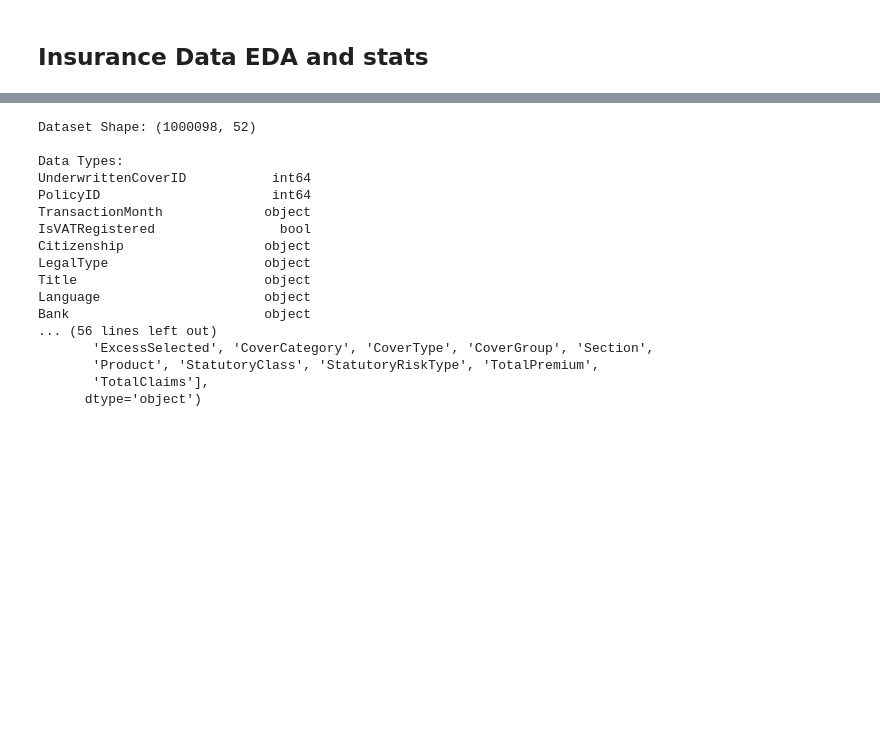
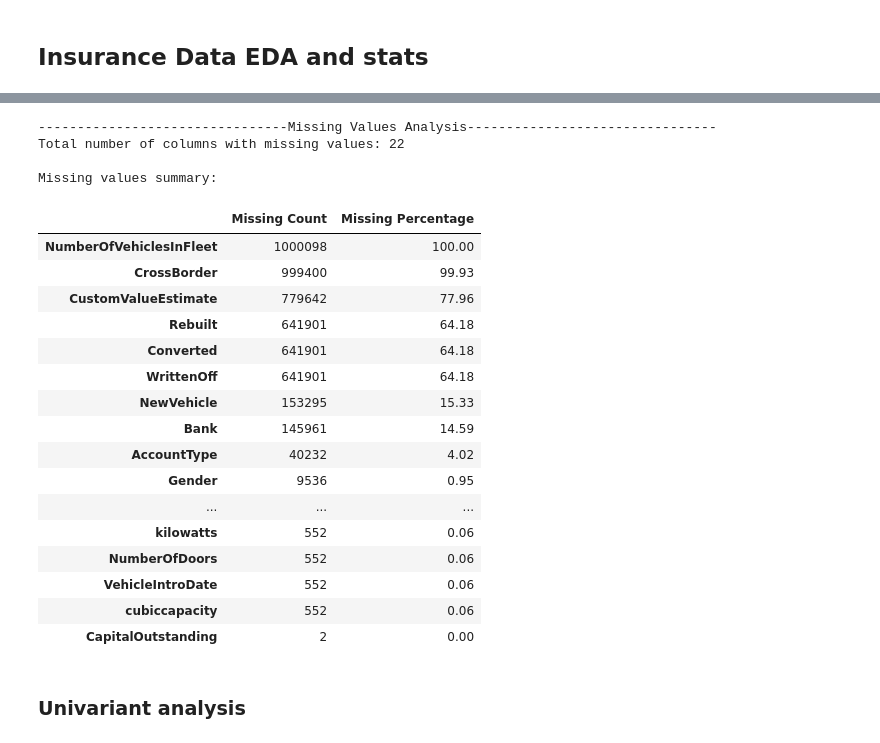
Before and after one commit to Jonepeter/end-to-end-insurance-risk-analytics-predictive-modeling, a Jupyter notebook: notebooks/01_EDA_Insurance.ipynb, the cells around one changed output, grey strips where cells are left out. Saved outputs shown, nothing was run; the diff lists cells and outputs as text; code cells hidden in the pictures; blank space fills up the shorter version.

```diff
--- a/notebooks/01_EDA_Insurance.ipynb
+++ b/notebooks/01_EDA_Insurance.ipynb
@@ -34,20 +54,26 @@ insurance_data
 # %%
-eda.dataset_info()
+eda.check_missing_values()
 # %% [output]
-Dataset Shape: (1000098, 52)
+--------------------------------Missing Values Analysis--------------------------------
+Total number of columns with missing values: 22
 
-Data Types:
-UnderwrittenCoverID           int64
-PolicyID                      int64
-TransactionMonth             object
-IsVATRegistered                bool
-Citizenship                  object
-LegalType                    object
-Title                        object
-Language                     object
-Bank                         object
-... (56 lines left out)
-       'ExcessSelected', 'CoverCategory', 'CoverType', 'CoverGroup', 'Section',
-       'Product', 'StatutoryClass', 'StatutoryRiskType', 'TotalPremium',
-       'TotalClaims'],
-      dtype='object')
+Missing values summary:
+|  | Missing Count | Missing Percentage |
+| NumberOfVehiclesInFleet | 1000098 | 100.00 |
+| CrossBorder | 999400 | 99.93 |
+| CustomValueEstimate | 779642 | 77.96 |
+| Rebuilt | 641901 | 64.18 |
+| Converted | 641901 | 64.18 |
+| WrittenOff | 641901 | 64.18 |
+| NewVehicle | 153295 | 15.33 |
+| Bank | 145961 | 14.59 |
+| AccountType | 40232 | 4.02 |
+| Gender | 9536 | 0.95 |
+| ... | ... | ... |
+| kilowatts | 552 | 0.06 |
+| NumberOfDoors | 552 | 0.06 |
+| VehicleIntroDate | 552 | 0.06 |
+| cubiccapacity | 552 | 0.06 |
+| CapitalOutstanding | 2 | 0.00 |
+# %% [markdown]
+### Univariant analysis
```
Also changed, not shown: parts of 3 cells of this notebook.
